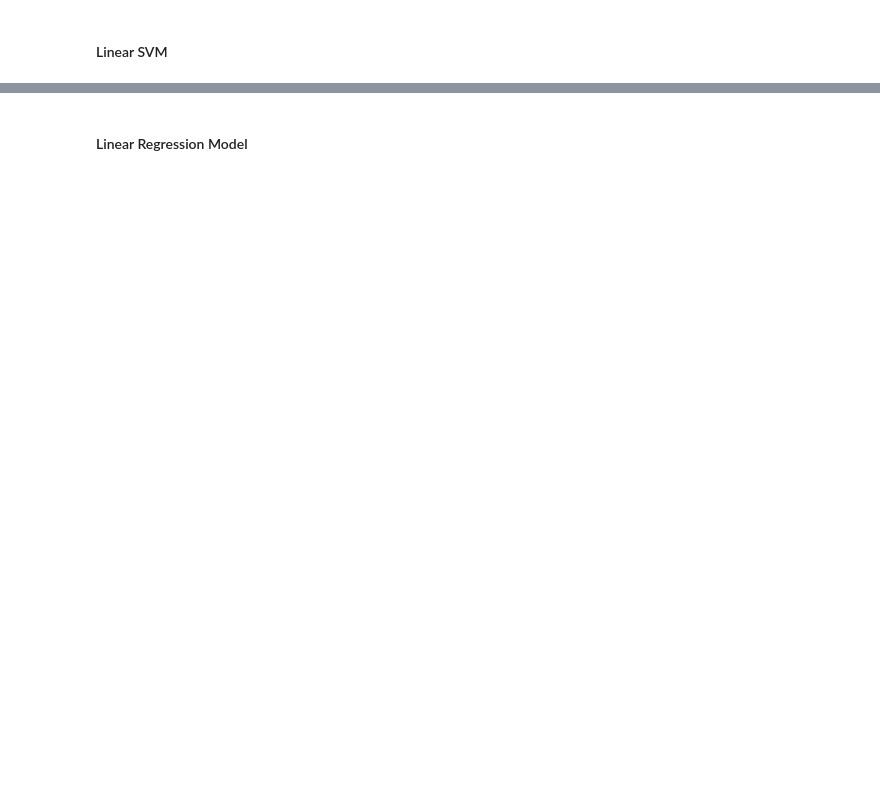
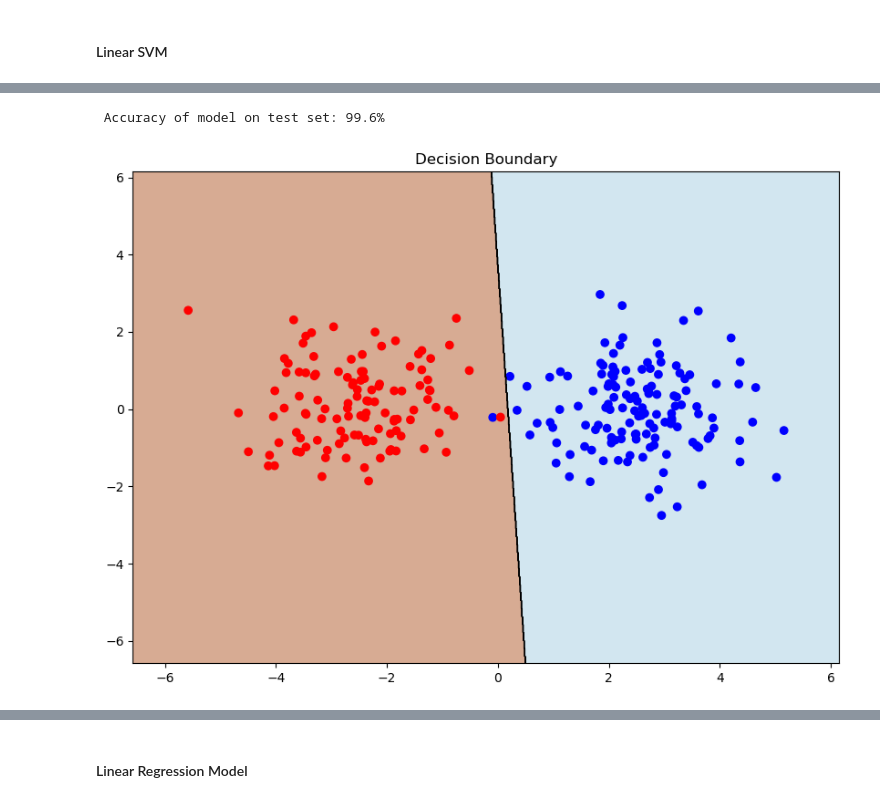
Before and after one commit to arnav-s/fall2022-cs760-hw6, a Jupyter notebook: q3.ipynb, the cells around one changed output, grey strips where cells are left out. Drawn from its saved outputs; the diff is of its cells as text; code cells hidden in the pictures; blank space fills up the shorter version.

```diff
--- a/q3.ipynb
+++ b/q3.ipynb
@@ -234,0 +244,6 @@ losses = []
+# %%
+linear_svm_model = LinearSVM()
+losses = []
+reg_param = 1/3
+step_size = 0.0075
+train_linear_svm(linear_svm_model, train_loader, validation_loader, step_size, reg_param, losses)
@@ -234,0 +268,9 @@ losses = []
+# %%
+#Report Accuracy
+report_acc_decision_boundary(linear_svm_model, test_loader)
+
+#Draw - decision boundary
+draw_decision_boundary(linear_svm_model, test_set)
+# %% [output]
+ Accuracy of model on test set: 99.6%
+[figure, added]
```
Also changed, not shown: parts of 13 cells of this notebook, 1 other file.
